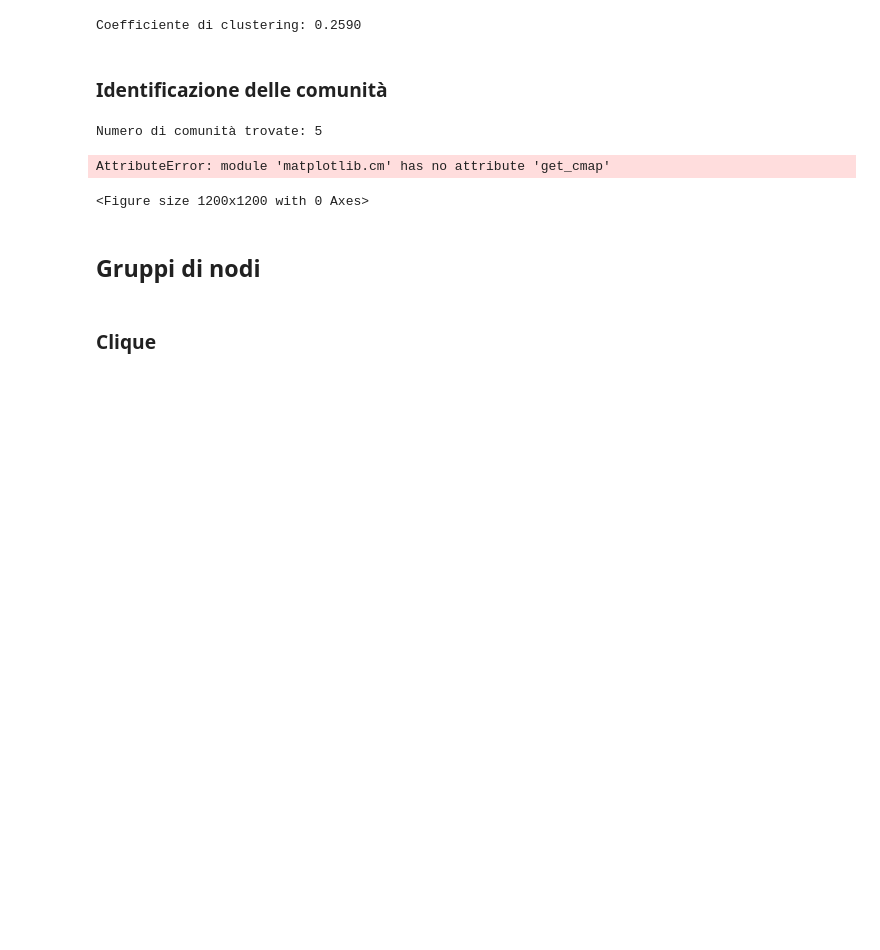
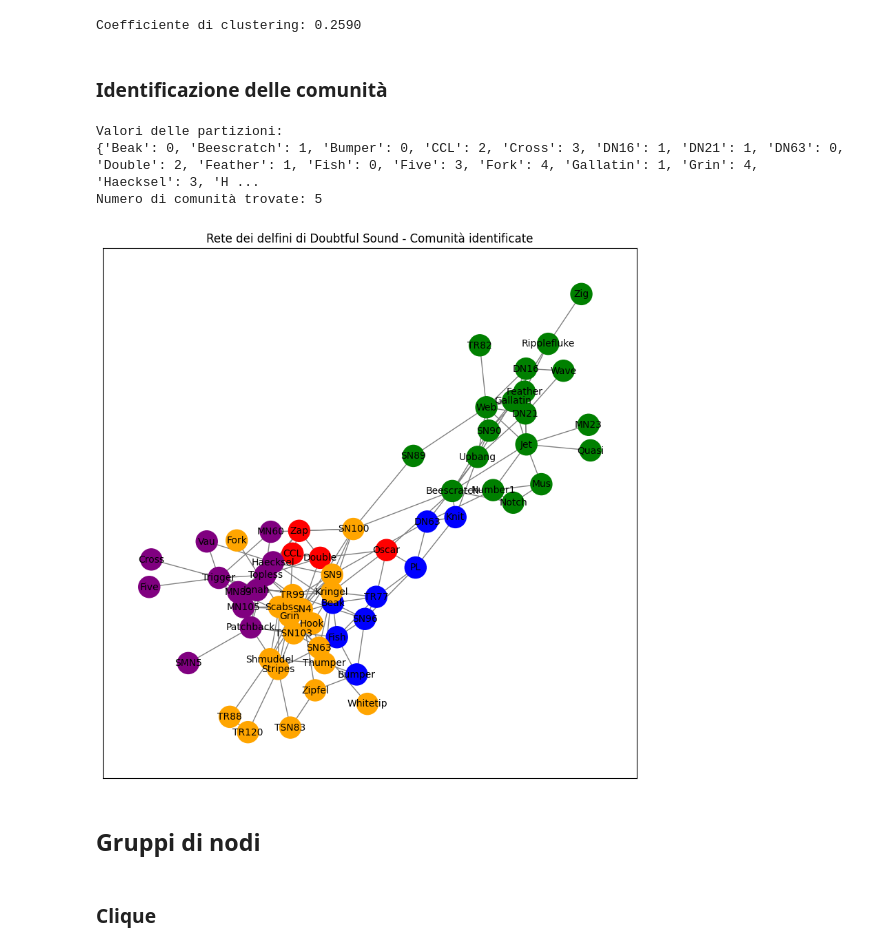
Before and after one commit to martinadaghia/Project_SNA, a Jupyter notebook: script.ipynb, the cells around one changed output. Drawn from its saved outputs; the diff is of its cells as text; code cells hidden in the pictures; blank space fills up the shorter version.

```diff
--- a/script.ipynb
+++ b/script.ipynb
@@ -270,40 +277,39 @@ Coefficiente di clustering: 0.2590
 # %%
 # Trovare le comunità usando l'algoritmo Louvain
 partition = community_louvain.best_partition(G)
 
 # Stampare i valori delle partizioni (ad ogni delfino viene assegnato un valore)
-#print("Valori delle partizioni:")
-#print(partition)
-
+print("Valori delle partizioni:")
+print(partition)
 print("Numero di comunità trovate:", len(set(partition.values())))
-
 
 # Aggiungere l'informazione delle comunità ai nodi
 nx.set_node_attributes(G, partition, 'community')
 
 # Lista dei colori delle comunità
 community_colors = ['blue', 'green', 'red', 'purple', 'orange']
 
 # Trovare il numero di comunità
 num_communities = len(set(partition.values()))
 
 # Disegnare la rete con colori diversi per ciascuna comunità
-plt.figure(figsize=(12, 12))
+plt.figure(figsize=(10,10))
 pos = nx.spring_layout(G, seed=42)  # Imposta il seed per riproducibilità della disposizione
 
 # Creare una lista di colori per i nodi in base alle comunità
 node_colors = [community_colors[partition[node]] for node in G.nodes()]
 
 # Disegnare i nodi e gli archi
 nx.draw_networkx_nodes(G, pos, node_color=node_colors, cmap=plt.cm.get_cmap('viridis', num_communities), node_size=500)
 nx.draw_networkx_edges(G, pos, edge_color='gray')
 nx.draw_networkx_labels(G, pos, font_size=10, font_color="black")
 plt.title("Rete dei delfini di Doubtful Sound - Comunità identificate")
 plt.show()
 # %% [output]
+Valori delle partizioni:
+{'Beak': 0, 'Beescratch': 1, 'Bumper': 0, 'CCL': 2, 'Cross': 3, 'DN16': 1, 'DN21': 1, 'DN63': 0, 'Double': 2, 'Feather': 1, 'Fish': 0, 'Five': 3, 'Fork': 4, 'Gallatin': 1, 'Grin': 4, 'Haecksel': 3, 'H ...
 Numero di comunità trovate: 5
-AttributeError: module 'matplotlib.cm' has no attribute 'get_cmap'
-<Figure size 1200x1200 with 0 Axes>
+[figure, added]
 # %% [markdown]
 ## Gruppi di nodi
 # %% [markdown]
```
Also changed, not shown: parts of 10 cells of this notebook.
